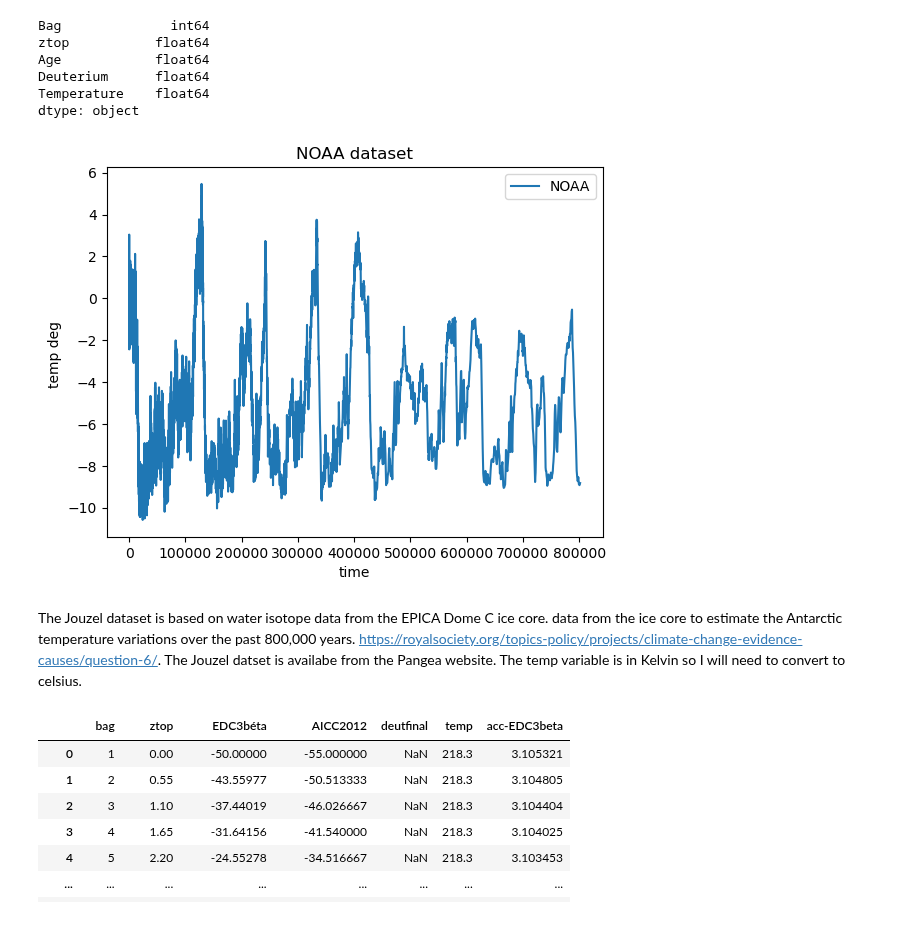
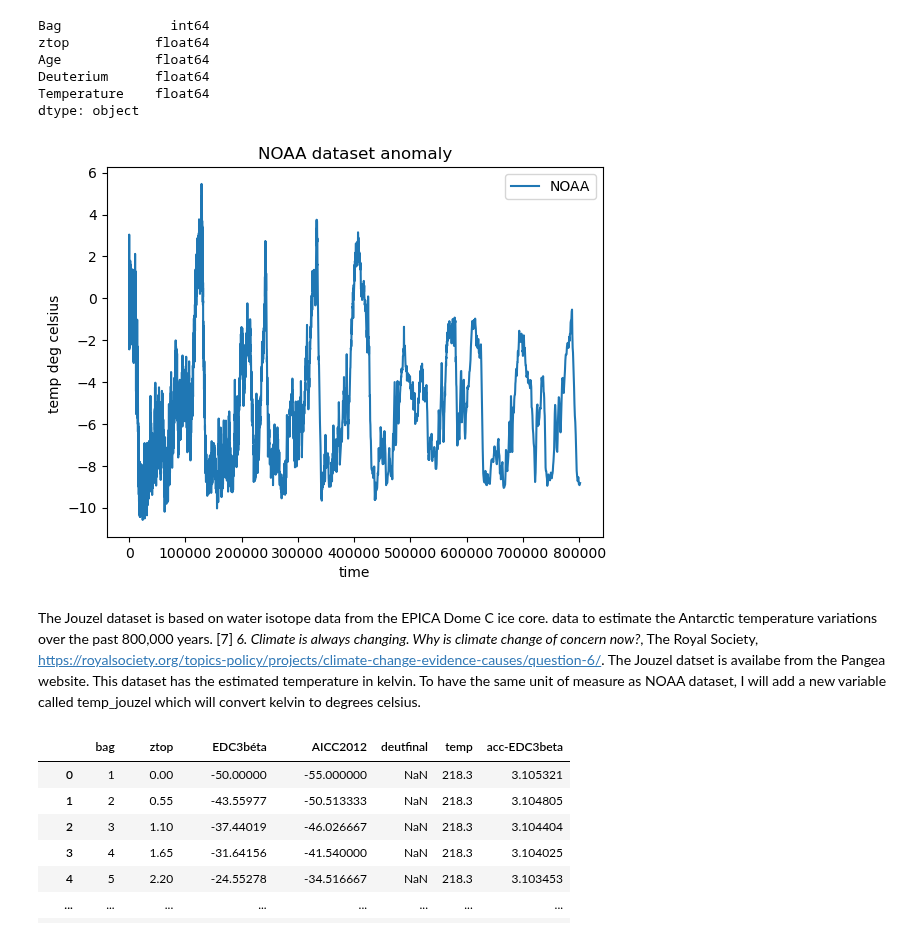
Before and after one commit to dectan/Programming-for-Data-Analysis-Project-2, a Jupyter notebook: Project 2.ipynb, the cells around one changed output. Saved outputs shown, nothing was run; the diff lists cells and outputs as text; code cells hidden in the pictures.

```diff
--- a/Project 2.ipynb
+++ b/Project 2.ipynb
@@ -402,14 +400,14 @@ dtype: object
 # %%
 plt.plot(temp_noaa['Age'],temp_noaa['Temperature'], label = 'NOAA')
 plt.xlabel('time')
-plt.ylabel('temp deg ')
-plt.title('NOAA dataset')
+plt.ylabel('temp deg celsius ')
+plt.title('NOAA dataset anomaly')
 plt.legend()
 plt.show()
 # %% [output]
-[figure, old version]
+[figure, new version]
 # %% [markdown]
-The Jouzel dataset is based on water isotope data from the EPICA Dome C ice core. data from the ice core to estimate the Antarctic temperature variations over the past 800,000 years. https://royalsociety.org/topics-policy/projects/climate-change-evidence-causes/question-6/. The Jouzel datset is availabe from the Pangea website. The temp variable is in Kelvin so I will need to convert to celsius.
+The Jouzel dataset is based on water isotope data from the EPICA Dome C ice core. data to estimate the Antarctic temperature variations over the past 800,000 years. [7] *6. Climate is always changing. Why is climate change of concern now?*, The Royal Society, https://royalsociety.org/topics-policy/projects/climate-change-evidence-causes/question-6/. The Jouzel datset is availabe from the Pangea website. This dataset has the estimated temperature in kelvin. To have the same unit of measure as NOAA dataset, I will add a new variable called temp_jouzel which will convert kelvin to degrees celsius.
 # %%
 temp_jouzel=pd.read_csv('imported_datasets/Temp Data Jouzel.csv',encoding='Latin')
 temp_jouzel
```
Also changed, not shown: parts of 27 cells of this notebook.
